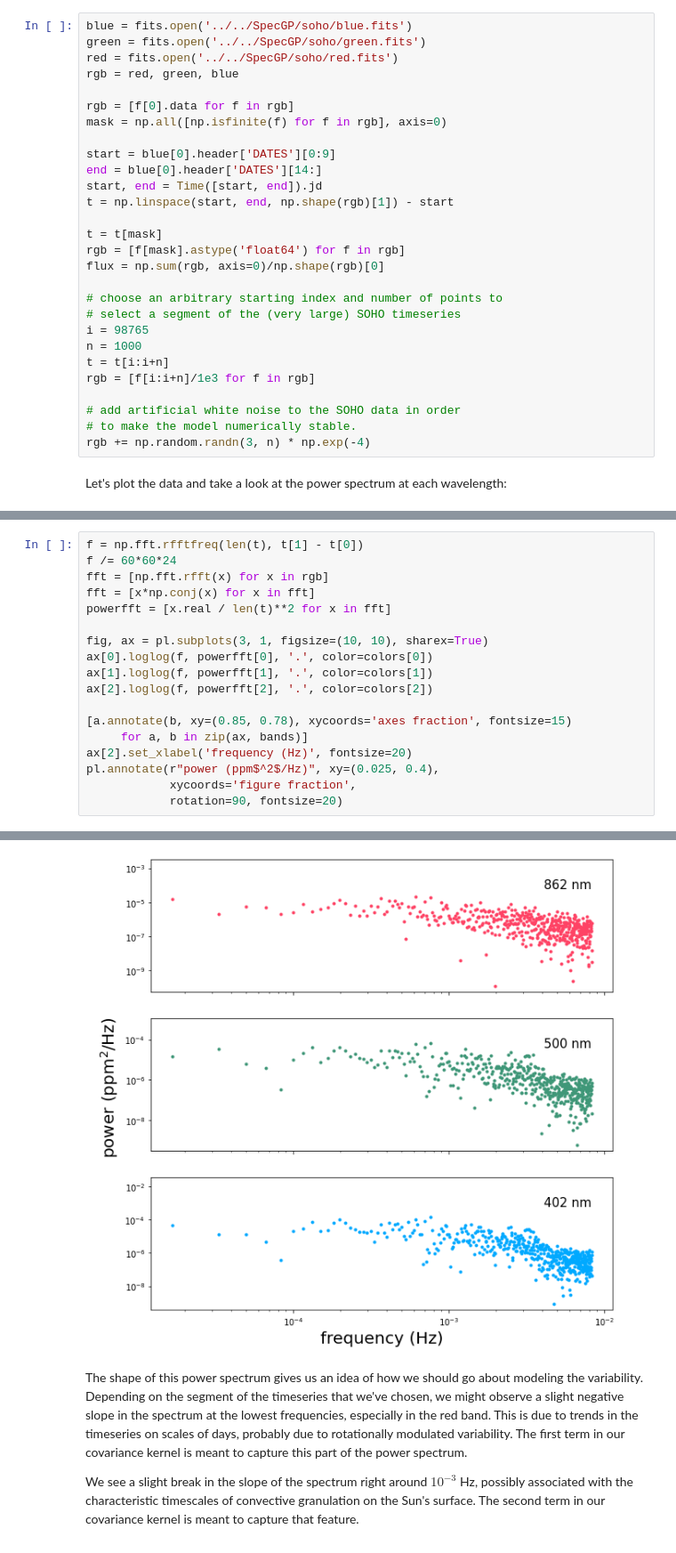
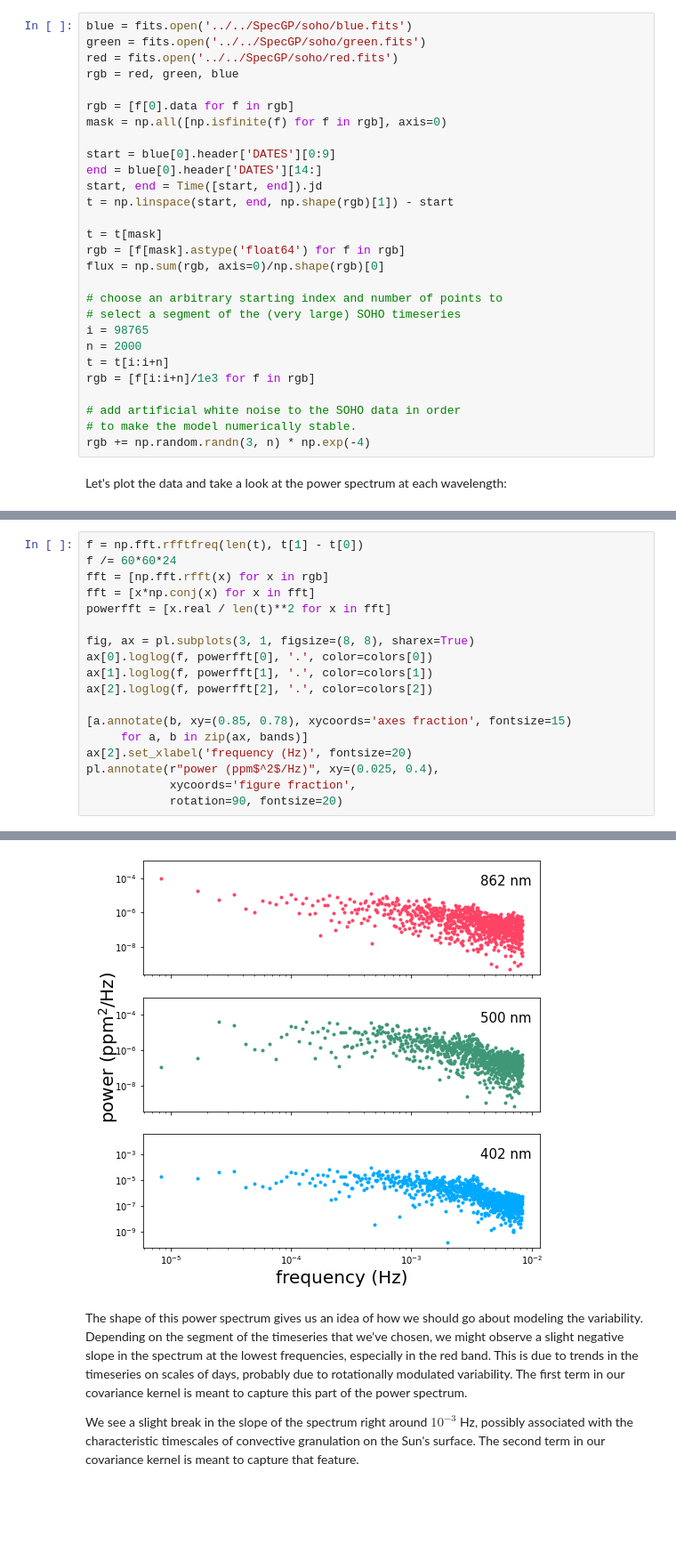
Before and after one commit to tagordon/specgp, a Jupyter notebook: docs/tutorials/soho.ipynb, the cells around one changed output, grey strips where cells are left out. Shown at 89% size. Cells and saved outputs as stored; diff of their text form; blank space fills up the shorter version.

```diff
--- a/docs/tutorials/soho.ipynb
+++ b/docs/tutorials/soho.ipynb
@@ -42,7 +42,7 @@ flux = np.sum(rgb, axis=0)/np.shape(rgb)[0]
 # choose an arbitrary starting index and number of points to
 # select a segment of the (very large) SOHO timeseries
 i = 98765
-n = 1000
+n = 2000
 t = t[i:i+n]
 rgb = [f[i:i+n]/1e3 for f in rgb]
 
@@ -70,24 +70,24 @@ Text(0.025, 0.4, 'normalized flux')
 # %%
 f = np.fft.rfftfreq(len(t), t[1] - t[0])
 f /= 60*60*24
 fft = [np.fft.rfft(x) for x in rgb]
 fft = [x*np.conj(x) for x in fft]
 powerfft = [x.real / len(t)**2 for x in fft]
 
-fig, ax = pl.subplots(3, 1, figsize=(10, 10), sharex=True)
+fig, ax = pl.subplots(3, 1, figsize=(8, 8), sharex=True)
 ax[0].loglog(f, powerfft[0], '.', color=colors[0])
 ax[1].loglog(f, powerfft[1], '.', color=colors[1])
 ax[2].loglog(f, powerfft[2], '.', color=colors[2])
 
 [a.annotate(b, xy=(0.85, 0.78), xycoords='axes fraction', fontsize=15)
      for a, b in zip(ax, bands)]
 ax[2].set_xlabel('frequency (Hz)', fontsize=20)
 pl.annotate(r"power (ppm$^2$/Hz)", xy=(0.025, 0.4),
             xycoords='figure fraction',
             rotation=90, fontsize=20)
 # %% [output]
 Text(0.025, 0.4, 'power (ppm$^2$/Hz)')
-[figure, old version]
+[figure, new version]
 # %% [markdown]
 The shape of this power spectrum gives us an idea of how we should go about modeling the variability. Depending on the segment of the timeseries that we've chosen, we might observe a slight negative slope in the spectrum at the lowest frequencies, especially in the red band. This is due to trends in the timeseries on scales of days, probably due to rotationally modulated variability. The first term in our covariance kernel is meant to capture this part of the power spectrum.
 
```
Also changed, not shown: parts of 8 cells of this notebook.
